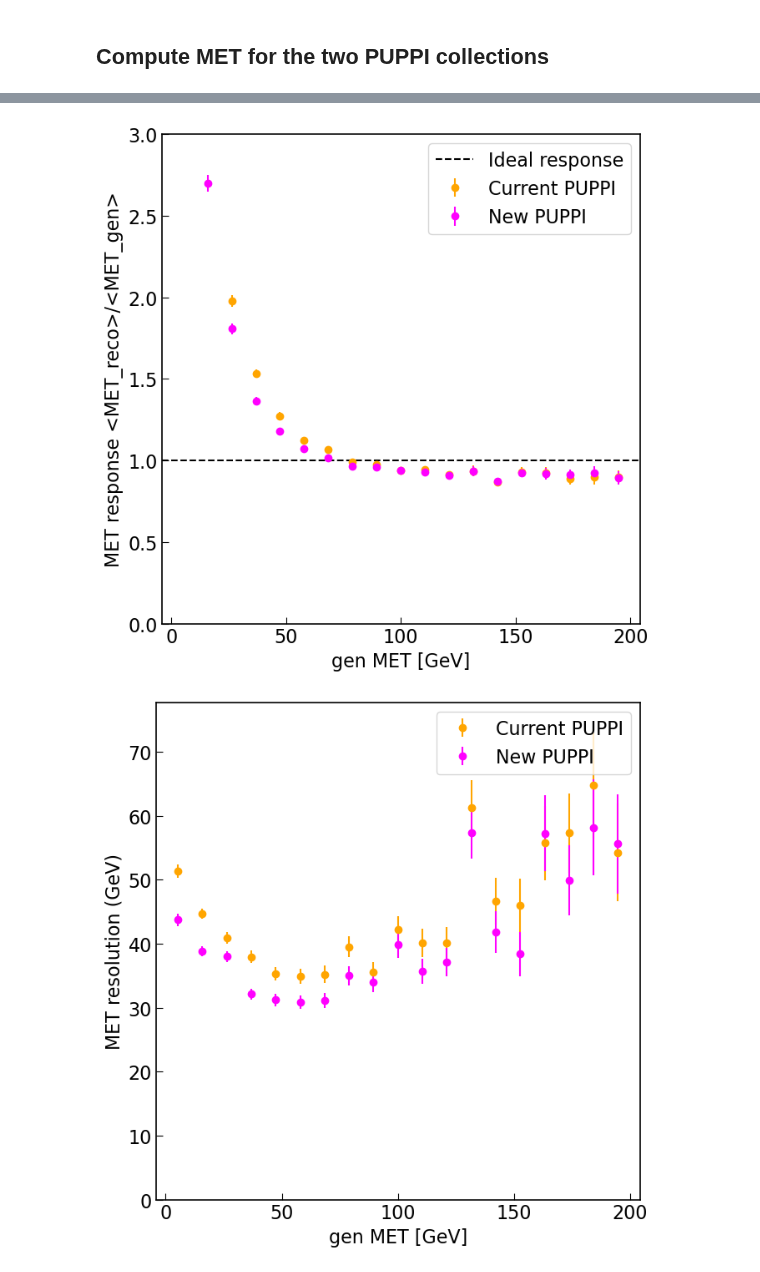
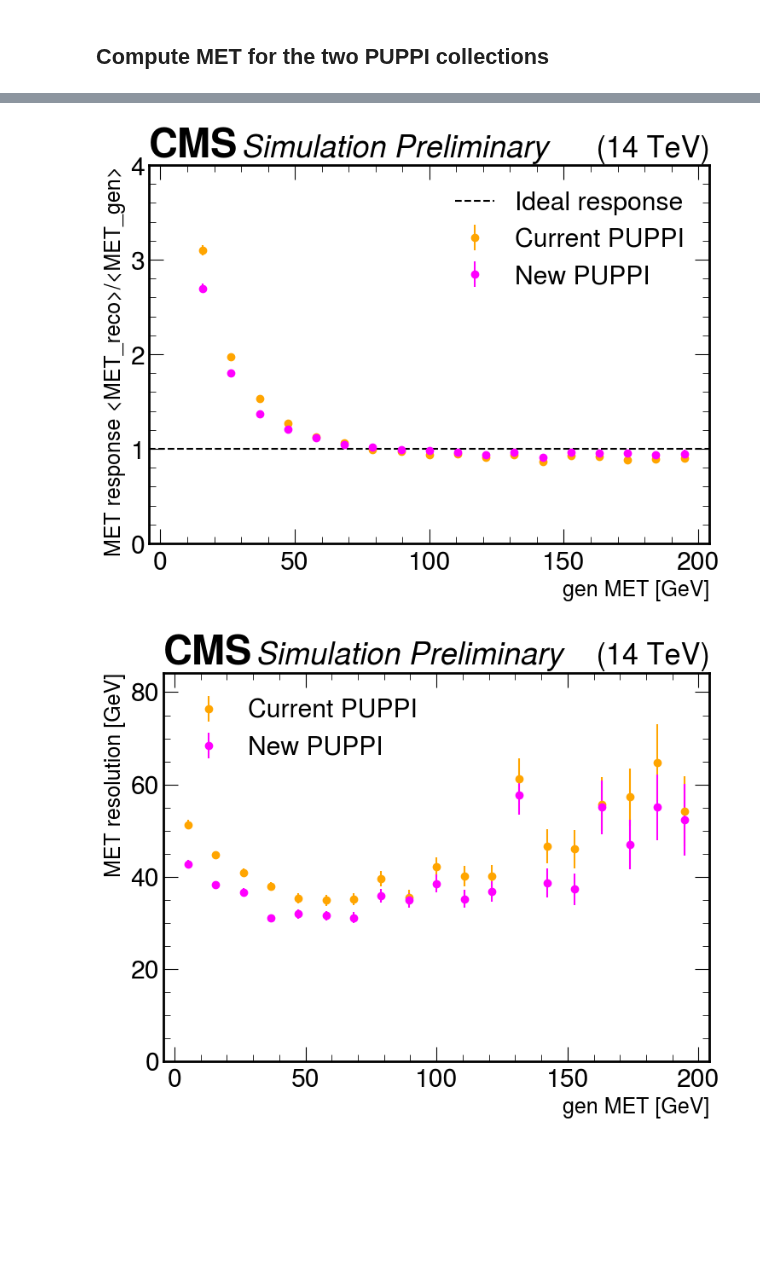
Before and after one commit to kyungminparkdrums/Coffea4FastPUPPI, a Jupyter notebook: Notebooks/MET_pipeline.ipynb, the cells around one changed output, grey strips where cells are left out. Drawn from its saved outputs; the diff is of its cells as text; code cells hidden in the pictures; blank space fills up the shorter version.

```diff
--- a/Notebooks/MET_pipeline.ipynb
+++ b/Notebooks/MET_pipeline.ipynb
@@ -19,7 +10,10 @@ mpl.rcParams['ytick.minor.size'] = 3
 # %%
-## in this file PUPPI == PF candidates
+## NOTE: In this file PUPPI == PF candidates
+## -----------------------------------------
+
 #file_path = "/eos/cms/store/cmst3/group/l1tr/elfontan/l1tPFplusPuppi/fp_ntuples_NNVtx_151X/TT_PU200/FP/151Xv0/perfNano_16283968_110.root"
-file_path = "/eos/cms/store/cmst3/group/l1tr/elfontan/l1tPFplusPuppi/fp_ntuples_NNVtx_151X/TT_PU200/perfNano_PU200.root"
+#file_path = "/eos/cms/store/cmst3/group/l1tr/elfontan/l1tPFplusPuppi/fp_ntuples_NNVtx_151X/TT_PU200/perfNano_PU200.root"
+file_path = "/eos/cms/store/cmst3/group/l1tr/elfontan/l1tPFplusPuppi/fp_ntuples_151X_targetStudies/perfNano_PU200.root"
 
 file = uproot.open(file_path)
 events = file["Events"]
@@ -418,5 +454,7 @@ plt.show()
 # %%
+# -----------------------------------
 # NEW PUPPI selection storage
+# -----------------------------------
 new_selected_counts = []
 new_selected_pts = []
 new_selected_etas = []
@@ -433,7 +471,7 @@ for iev in range(len(pt)):
     sel_effpt = []
 
     for pt_i, weight_i, charge_i, nnVtxScore_i, eta_i, phi_i, mass_i, pdgid_i in zip(
-            pt[iev], new_weight[iev], charge[iev], nnVtxScore[iev],
+            pt[iev], ak_new_weight[iev], charge[iev], nnVtxScore[iev],
             eta[iev], phi[iev], mass[iev], pdgid[iev]):
 
         abs_eta = abs(eta_i)
@@ -629,40 +665,57 @@ for i in range(len(bins)-1):
 
     # Resolution
     diff_s = met[mask]-genMet[mask]
     diff_c = new_met[mask]-genMet[mask]
     res_s = np.sqrt(np.mean(diff_s**2))
     res_c = np.sqrt(np.mean(diff_c**2))
     resolution_stored.append(res_s)
     resolution_computed.append(res_c)
     resolution_err_stored.append(np.std(diff_s)/np.sqrt(np.sum(mask)))
     resolution_err_computed.append(np.std(diff_c)/np.sqrt(np.sum(mask)))
 
 # ------------------------
 # Response comparison
-plt.figure(figsize=(7,7))
+plt.figure(figsize=(8,6))
 plt.errorbar(bin_centers, response_stored, yerr=response_err_stored, fmt='o', label='Current PUPPI', color='orange')
 plt.errorbar(bin_centers, response_computed, yerr=response_err_computed, fmt='o', label='New PUPPI', color='magenta')
 plt.axhline(1.0, color='k', linestyle='--', label='Ideal response')
-plt.xlabel("gen MET [GeV]")
-plt.ylabel("MET response <MET_reco>/<MET_gen>")
-plt.ylim(0, 3)
+plt.xlabel("gen MET [GeV]", fontsize=18)
+plt.ylabel("MET response <MET_reco>/<MET_gen>", fontsize=18)
+plt.ylim(0, 4)
 plt.legend()
 plt.grid(False)
 plt.tight_layout()
+
+# Add CMS style label
+hep.cms.label(
+    "Preliminary",
+    data=False,
+    com=14,
+    loc=0  # Top-left corner
+)
+
 plt.show()
 
 # ------------------------
 # Resolution comparison
-plt.figure(figsize=(7,7))
+plt.figure(figsize=(8,6))
 plt.errorbar(bin_centers, resolution_stored, yerr=resolution_err_stored, fmt='o', label='Current PUPPI', color='orange')
 plt.errorbar(bin_centers, resolution_computed, yerr=resolution_err_computed, fmt='o', label='New PUPPI', color='magenta')
-plt.xlabel("gen MET [GeV]")
-plt.ylabel("MET resolution (GeV)")
-plt.ylim(0, max(max(resolution_stored), max(resolution_computed))*1.2)
+plt.xlabel("gen MET [GeV]", fontsize=18)
+plt.ylabel("MET resolution [GeV]", fontsize=18)
+plt.ylim(0, max(max(resolution_stored), max(resolution_computed))*1.3)
 plt.legend()
 plt.grid(False)
 plt.tight_layout()
+# Add CMS style label
+hep.cms.label(
+    "Preliminary",
+    data=False,
+    com=14,
+    loc=0  # Top-left corner
+)
+
 plt.show()
 # %% [output]
-[figure, old version]
+[figure, new version]
-[figure, old version]
+[figure, new version]
```
Also changed, not shown: parts of 17 cells of this notebook.
